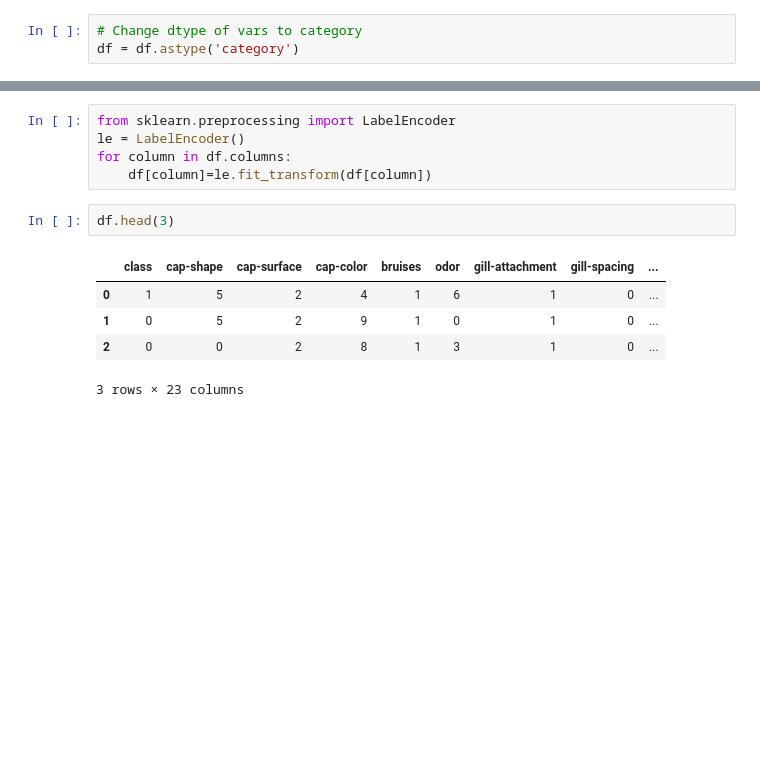
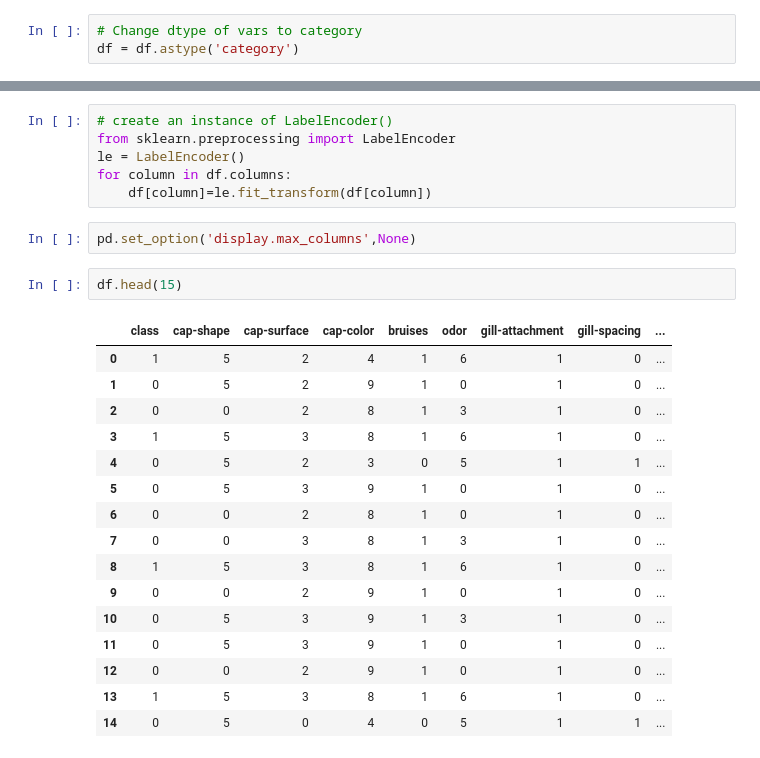
Before and after one commit to mjhihi/project4_team1, a Jupyter notebook: mushrooms.ipynb, the cells around one changed output, grey strips where cells are left out. Cells and saved outputs as stored; diff of their text form; blank space fills up the shorter version.

```diff
--- a/mushrooms.ipynb
+++ b/mushrooms.ipynb
@@ -139,15 +137,29 @@ population                  category
 habitat                     category
 dtype: object
 # %%
+# create an instance of LabelEncoder()
 from sklearn.preprocessing import LabelEncoder
 le = LabelEncoder()
 for column in df.columns:
     df[column]=le.fit_transform(df[column])
+# %%
+pd.set_option('display.max_columns',None)
 # %%
-df.head(3)
+df.head(15)
 # %% [output]
 |  | class | cap-shape | cap-surface | cap-color | bruises | odor | gill-attachment | gill-spacing | ... |
 | 0 | 1 | 5 | 2 | 4 | 1 | 6 | 1 | 0 | ... |
 | 1 | 0 | 5 | 2 | 9 | 1 | 0 | 1 | 0 | ... |
 | 2 | 0 | 0 | 2 | 8 | 1 | 3 | 1 | 0 | ... |
+| 3 | 1 | 5 | 3 | 8 | 1 | 6 | 1 | 0 | ... |
+| 4 | 0 | 5 | 2 | 3 | 0 | 5 | 1 | 1 | ... |
+| 5 | 0 | 5 | 3 | 9 | 1 | 0 | 1 | 0 | ... |
+| 6 | 0 | 0 | 2 | 8 | 1 | 0 | 1 | 0 | ... |
+| 7 | 0 | 0 | 3 | 8 | 1 | 3 | 1 | 0 | ... |
+| 8 | 1 | 5 | 3 | 8 | 1 | 6 | 1 | 0 | ... |
+| 9 | 0 | 0 | 2 | 9 | 1 | 0 | 1 | 0 | ... |
+| 10 | 0 | 5 | 3 | 9 | 1 | 3 | 1 | 0 | ... |
+| 11 | 0 | 5 | 3 | 9 | 1 | 0 | 1 | 0 | ... |
+| 12 | 0 | 0 | 2 | 9 | 1 | 0 | 1 | 0 | ... |
+| 13 | 1 | 5 | 3 | 8 | 1 | 6 | 1 | 0 | ... |
+| 14 | 0 | 5 | 0 | 4 | 0 | 5 | 1 | 1 | ... |
-3 rows × 23 columns
```
Also changed, not shown: parts of 41 cells of this notebook.
